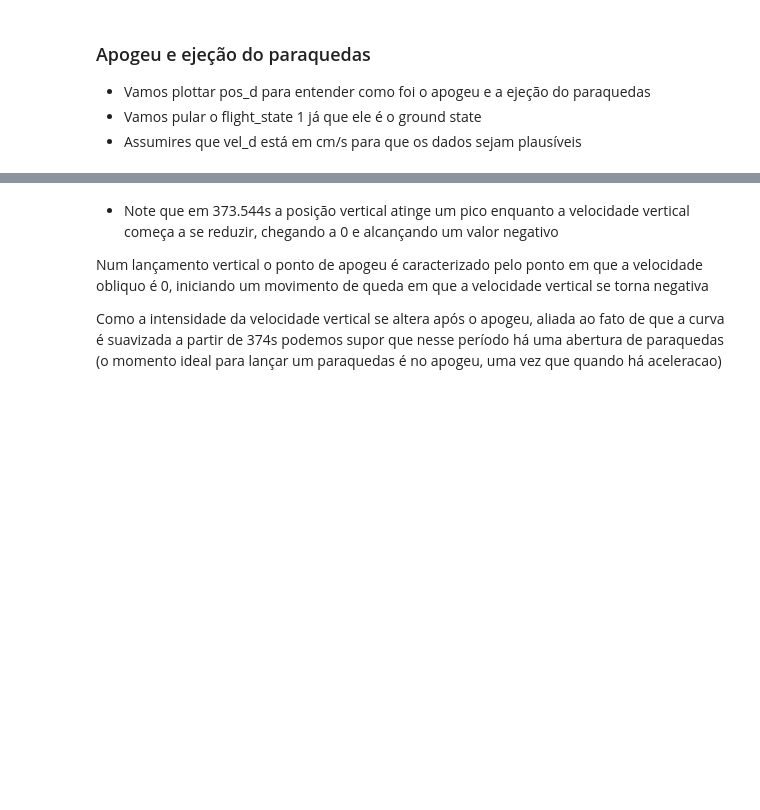
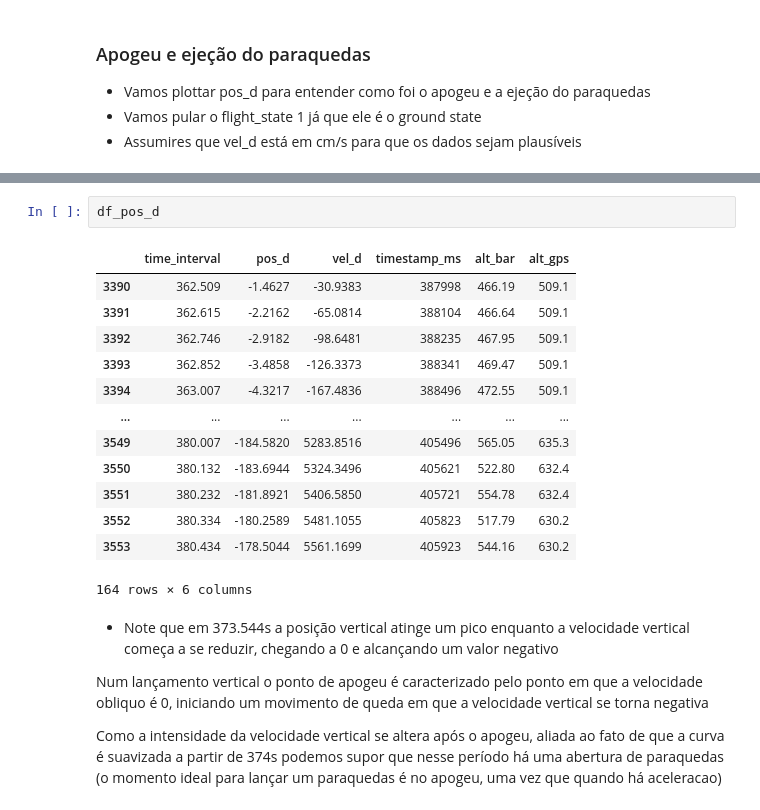
Before and after one commit to EnzoBat17/Analise-de-Dados-NASHIRA---EPTA, a Jupyter notebook: Analise de Dados NASHIRA.ipynb, the cells around one changed output, grey strips where cells are left out. Drawn from its saved outputs; the diff is of its cells as text; blank space fills up the shorter version.

```diff
--- a/Analise de Dados NASHIRA.ipynb
+++ b/Analise de Dados NASHIRA.ipynb
@@ -490,3 +588,19 @@ Velocidade apogeu: -7004.5176cm/s ou -70.0452m/s
+# %%
+df_pos_d
+# %% [output]
+|  | time_interval | pos_d | vel_d | timestamp_ms | alt_bar | alt_gps |
+| 3390 | 362.509 | -1.4627 | -30.9383 | 387998 | 466.19 | 509.1 |
+| 3391 | 362.615 | -2.2162 | -65.0814 | 388104 | 466.64 | 509.1 |
+| 3392 | 362.746 | -2.9182 | -98.6481 | 388235 | 467.95 | 509.1 |
+| 3393 | 362.852 | -3.4858 | -126.3373 | 388341 | 469.47 | 509.1 |
+| 3394 | 363.007 | -4.3217 | -167.4836 | 388496 | 472.55 | 509.1 |
+| ... | ... | ... | ... | ... | ... | ... |
+| 3549 | 380.007 | -184.5820 | 5283.8516 | 405496 | 565.05 | 635.3 |
+| 3550 | 380.132 | -183.6944 | 5324.3496 | 405621 | 522.80 | 632.4 |
+| 3551 | 380.232 | -181.8921 | 5406.5850 | 405721 | 554.78 | 632.4 |
+| 3552 | 380.334 | -180.2589 | 5481.1055 | 405823 | 517.79 | 630.2 |
+| 3553 | 380.434 | -178.5044 | 5561.1699 | 405923 | 544.16 | 630.2 |
+164 rows × 6 columns
 # %% [markdown]
 - Note que em 373.544s a posição vertical atinge um pico enquanto a velocidade vertical começa a se reduzir, chegando a 0 e alcançando um valor negativo
 
```
Also changed, not shown: parts of 10 cells of this notebook.
